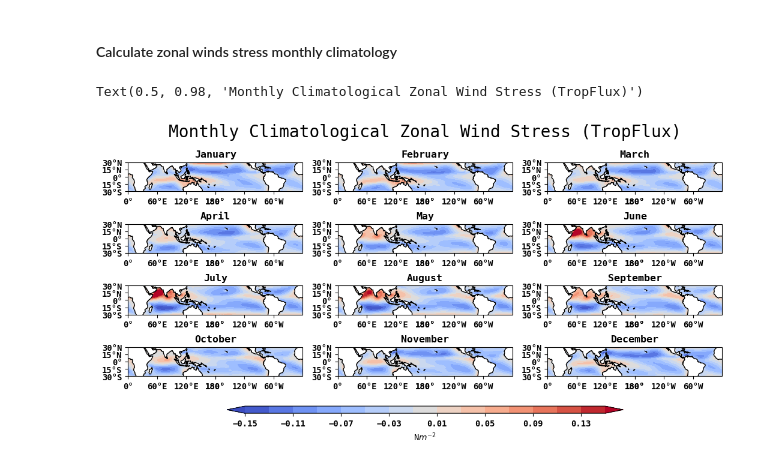
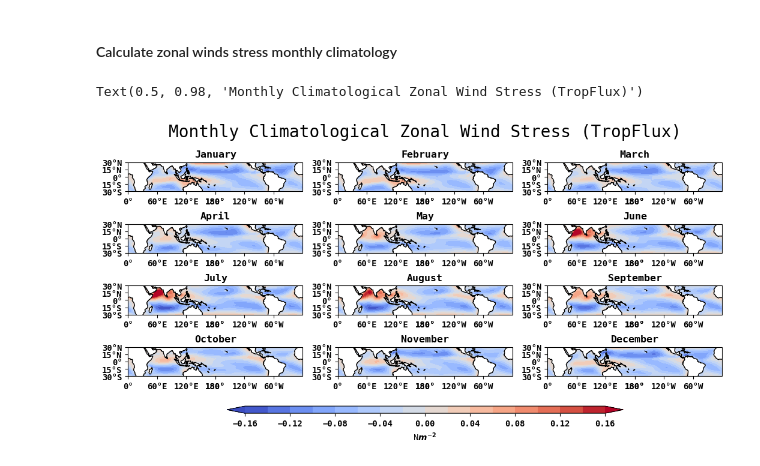
Before and after one commit to ram-sridhar/CLIM680_Assignments, a Jupyter notebook: Clim680_Assignment02.ipynb, the cells around one changed output. Saved outputs shown, nothing was run; the diff lists cells and outputs as text; code cells hidden in the pictures.

Commit message:
Clim680 Second Assignment- changed the code

```diff
--- a/Clim680_Assignment02.ipynb
+++ b/Clim680_Assignment02.ipynb
@@ -12,7 +12,7 @@ import calendar
 # %% [markdown]
 #### Load daily zonal winds stress
 # %%
-file='clim680_dataset/tropflux/taux_tropflux_1979.2017.nc'
+file='/home/rmantrip/CLIM680/clim680_dataset/tropflux/taux_tropflux_1979.2017.nc'
 ds=xr.open_dataset(file)
 taux = ds.taux
 # %% [markdown]
@@ -33,13 +33,14 @@ plt.rc({'titleweight':'bold'})
 
 font = {'family' : 'monospace',
         'weight' : 'bold'}
+
 plt.rc('font', **font)
 
 # axs is a 2 dimensional array of `GeoAxes`.
 # We will flatten it into a 1-D array
 axs=axs.flatten()
 
-clevs=np.arange(-0.15,0.17,0.02)
+clevs=np.arange(-0.16,0.18,0.02)
 
 #Loop over all of the months and plot
 for i,seas in enumerate(taux_clim['month']):
@@ -59,31 +60,31 @@ for i,seas in enumerate(taux_clim['month']):
         axs[i].set_xticks(np.arange(-180,181,60), crs=ccrs.PlateCarree())
         lon_formatter = cticker.LongitudeFormatter()
         axs[i].xaxis.set_major_formatter(lon_formatter)
 
         # Latitude labels
         axs[i].set_yticks(np.arange(-30,31,15), crs=ccrs.PlateCarree())
         lat_formatter = cticker.LatitudeFormatter()
         axs[i].yaxis.set_major_formatter(lat_formatter)
 
         # Title each subplot with the name of the month
         axs[i].set_title(seas.values,fontweight='bold')
 
         # Draw the coastines for each subplot
         axs[i].coastlines()
 
 # Adjust the location of the subplots
 # on the page to make room for the colorbar
 fig.subplots_adjust(bottom=0.25, top=0.9, left=0.05, right=0.95,
                     wspace=0.2, hspace=0.25)
 
 # Add a colorbar axis at the bottom of the graph
 cbar_ax = fig.add_axes([0.2, 0.175, 0.6, 0.02])
 
 # Draw the colorbar
 cbar=fig.colorbar(cs, cax=cbar_ax,orientation='horizontal',label='N$m^{-2}$')
 
 # Add a big title at the top
 plt.suptitle('Monthly Climatological Zonal Wind Stress (TropFlux)',fontsize=20)
 # %% [output]
 Text(0.5, 0.98, 'Monthly Climatological Zonal Wind Stress (TropFlux)')
-[figure, old version]
+[figure, new version]
```
